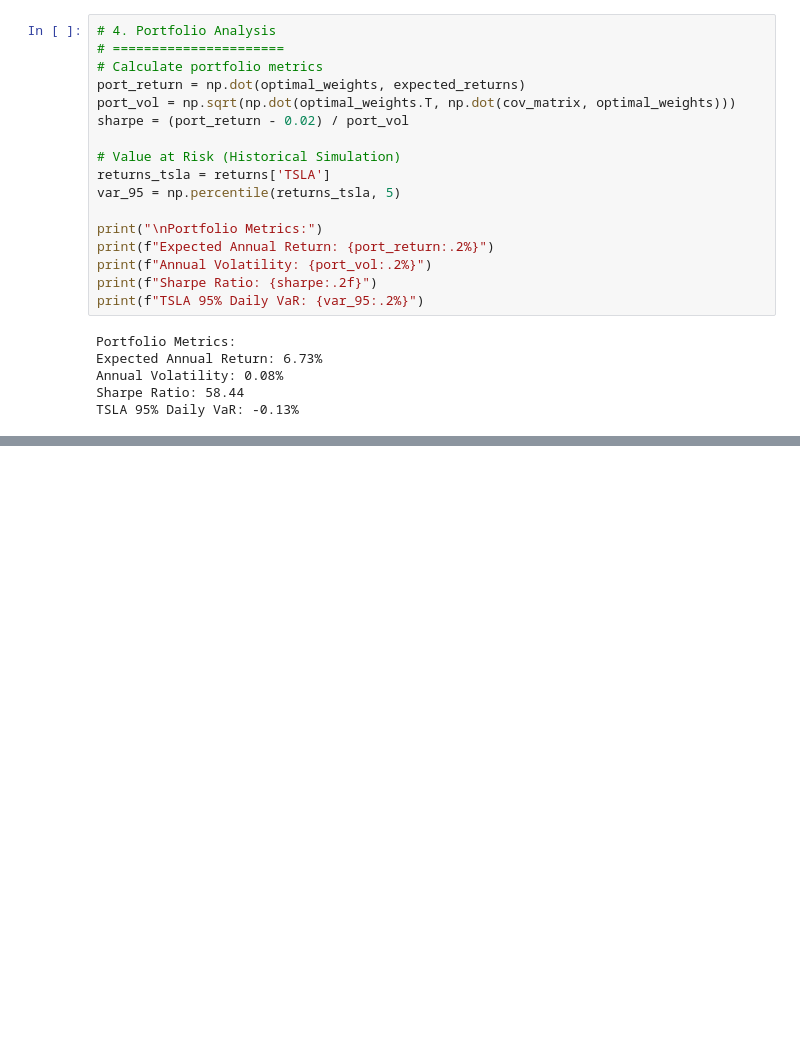
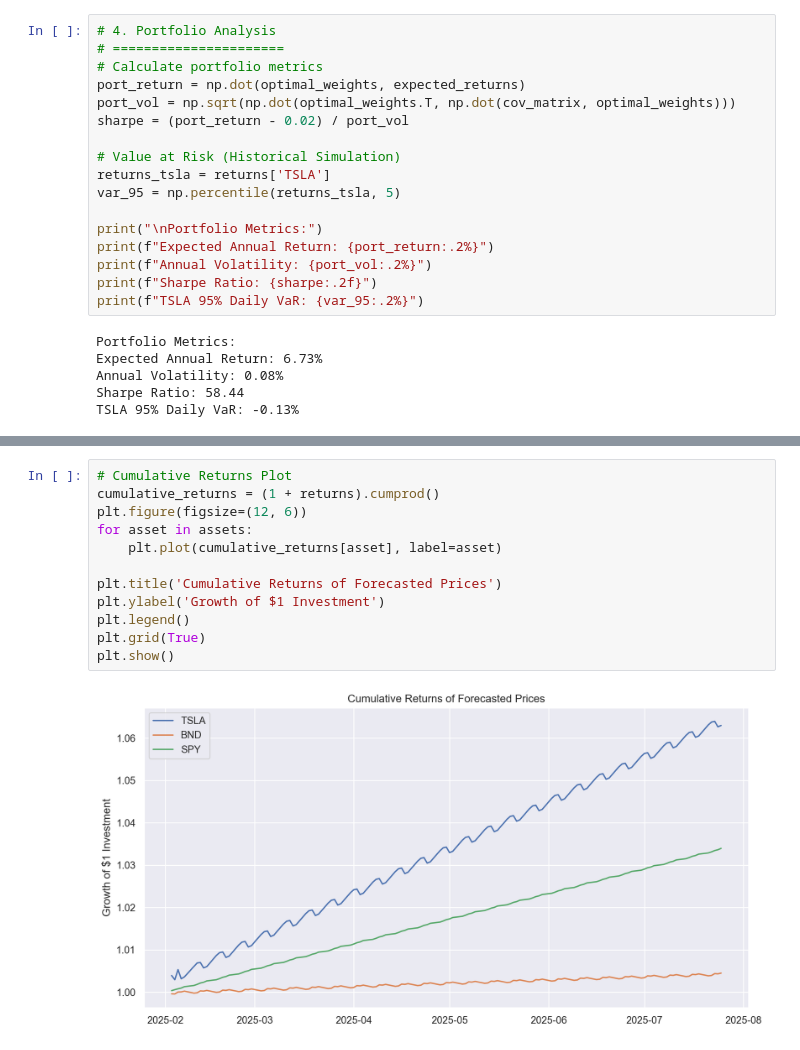
Before and after one commit to Yayerad/GMF-Investments-W11, a Jupyter notebook: notebooks/portfolio_optimization.ipynb, the cells around one changed output, grey strips where cells are left out. Drawn from its saved outputs; the diff is of its cells as text; blank space fills up the shorter version.

```diff
--- a/notebooks/portfolio_optimization.ipynb
+++ b/notebooks/portfolio_optimization.ipynb
@@ -114,0 +154,14 @@ TSLA 95% Daily VaR: -0.13%
+# %%
+# Cumulative Returns Plot
+cumulative_returns = (1 + returns).cumprod()
+plt.figure(figsize=(12, 6))
+for asset in assets:
+    plt.plot(cumulative_returns[asset], label=asset)
+
+plt.title('Cumulative Returns of Forecasted Prices')
+plt.ylabel('Growth of $1 Investment')
+plt.legend()
+plt.grid(True)
+plt.show()
+# %% [output]
+[figure, added]
```
Also changed, not shown: parts of 3 cells of this notebook, 1 other file.
